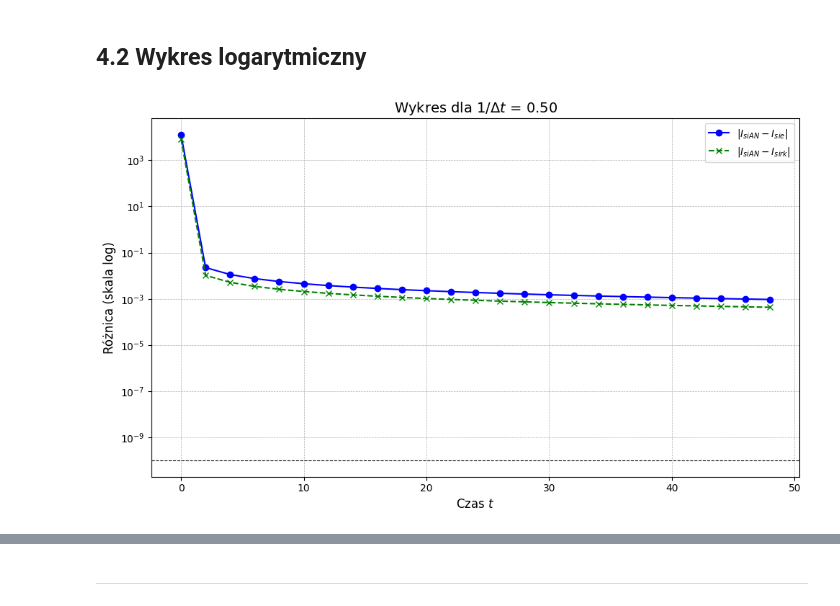
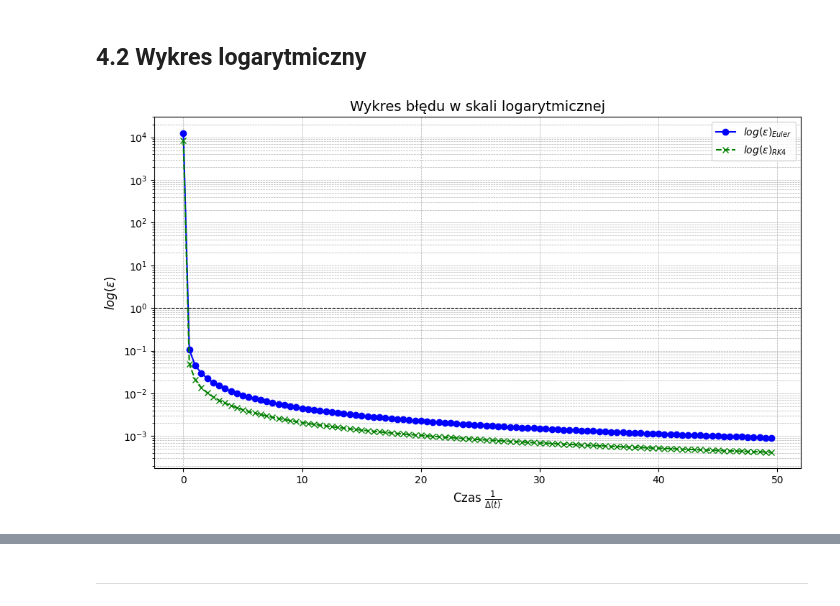
Before and after one commit to 277465/Modelowanie-Pandemii-Sars-cov-19, a Jupyter notebook: projekt.ipynb, the cells around one changed output, grey strips where cells are left out. Drawn from its saved outputs; the diff is of its cells as text; code cells hidden in the pictures.

```diff
--- a/projekt.ipynb
+++ b/projekt.ipynb
@@ -858,40 +802,31 @@ plt.show()
 # %%
 import numpy as np
 import matplotlib.pyplot as plt
 
-# Dane przykładowe
-delta_t = 2  # Wartość kroku czasowego
-T = 50  # Maksymalny czas symulacji
-
-# Wyniki analityczne i dane do testów (przykładowe)
+delta_t = 0.5
+T = 50
 t_high_res = np.linspace(0, T, 1000)
-IsiAN_high_res = np.interp(t_high_res, np.linspace(0, T, len(IsiAN)), IsiAN)  # Interpolacja
-# Punkty czasowe dla delta_t
+IsiAN_high_res = np.interp(t_high_res, np.linspace(0, T, len(IsiAN)), IsiAN)
 t_num = np.arange(0, T, delta_t)
 
-# Interpolacja wyników analitycznych w punktach numerycznych
 IsiAN_interp = np.interp(1/t_num, t_high_res, IsiAN_high_res)
-
-# Interpolacja wyników numerycznych dla Isie i Isirk
 Isie_interp = np.interp(1/t_num, np.linspace(0, T, len(Iesi)), Iesi)
 Isirk_interp = np.interp(1/t_num, np.linspace(0, T, len(Irksi)), Irksi)
 
-# Różnice w każdym punkcie
-diff_sie = np.abs(IsiAN_interp - Isie_interp)  # Moduł różnic dla logarytmicznej skali
+diff_sie = np.abs(IsiAN_interp - Isie_interp)
 diff_sirk = np.abs(IsiAN_interp - Isirk_interp)
 
-# Tworzenie wykresu
 plt.figure(figsize=(10, 6))
-plt.plot(t_num, diff_sie, label='$|I_{siAN} - I_{sie}|$', marker='o', linestyle='-', color='blue')
-plt.plot(t_num, diff_sirk, label='$|I_{siAN} - I_{sirk}|$', marker='x', linestyle='--', color='green')
-plt.axhline(1e-10, color='black', linestyle='--', linewidth=0.8)  # Linia pomocnicza dla skali logarytmicznej
-plt.title(f'Wykres dla $1/\\Delta t$ = {1/delta_t:.2f}', fontsize=14)
-plt.xlabel('Czas $t$', fontsize=12)
-plt.ylabel('Różnica (skala log)', fontsize=12)
-plt.yscale('log')  # Ustawienie skali logarytmicznej na osi y
+plt.plot(t_num, diff_sie, label='$log(\epsilon)_{Euler}$', marker='o', linestyle='-', color='blue')
+plt.plot(t_num, diff_sirk, label='$log(\epsilon)_{RK4}$', marker='x', linestyle='--', color='green')
+plt.axhline(1, color='black', linestyle='--', linewidth=0.8)
+plt.title(f'Wykres błędu w skali logarytmicznej', fontsize=14)
+plt.xlabel(r'Czas $\frac{1}{\Delta(t)}$', fontsize=12)
+plt.ylabel('$log(\epsilon)$', fontsize=12)
+plt.yscale('log')
 plt.grid(True, which='both', linestyle='--', linewidth=0.5)
 plt.legend(fontsize=10)
 plt.tight_layout()
 plt.show()
 # %% [output]
-[figure, old version]
+[figure, new version]
```
Also changed, not shown: parts of 8 cells of this notebook.
